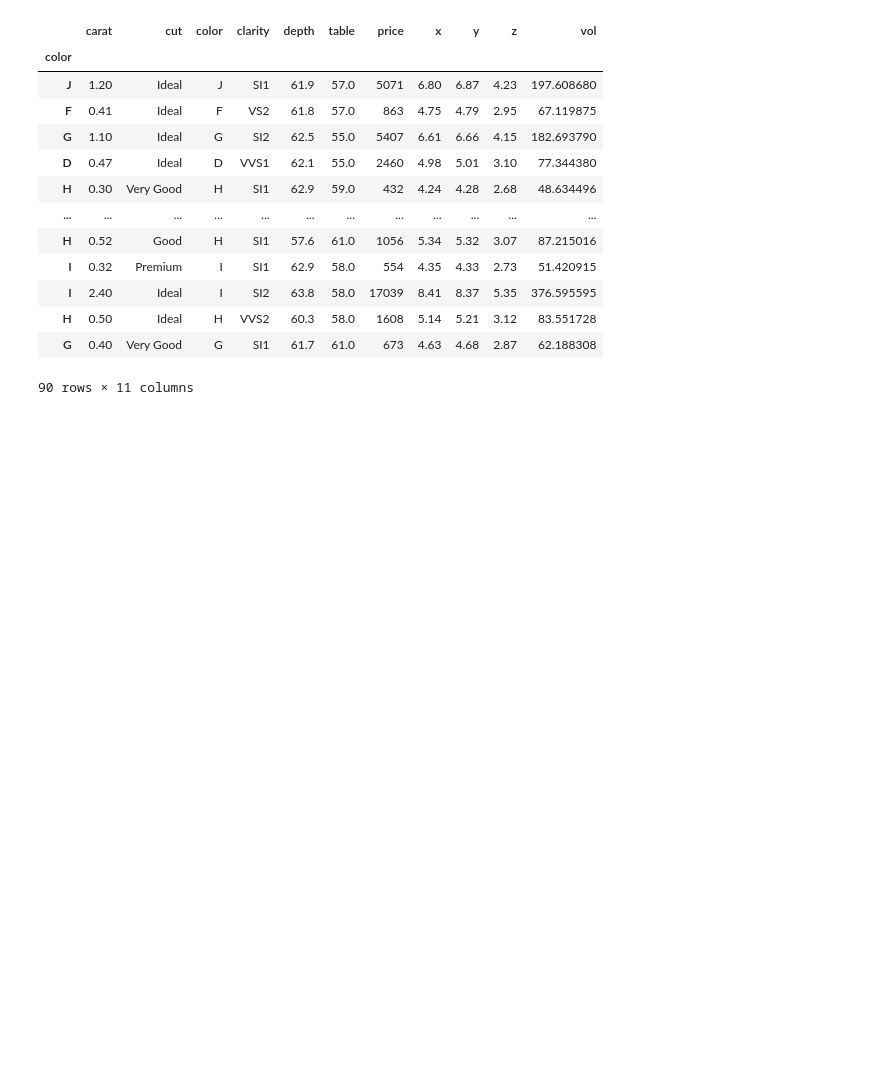
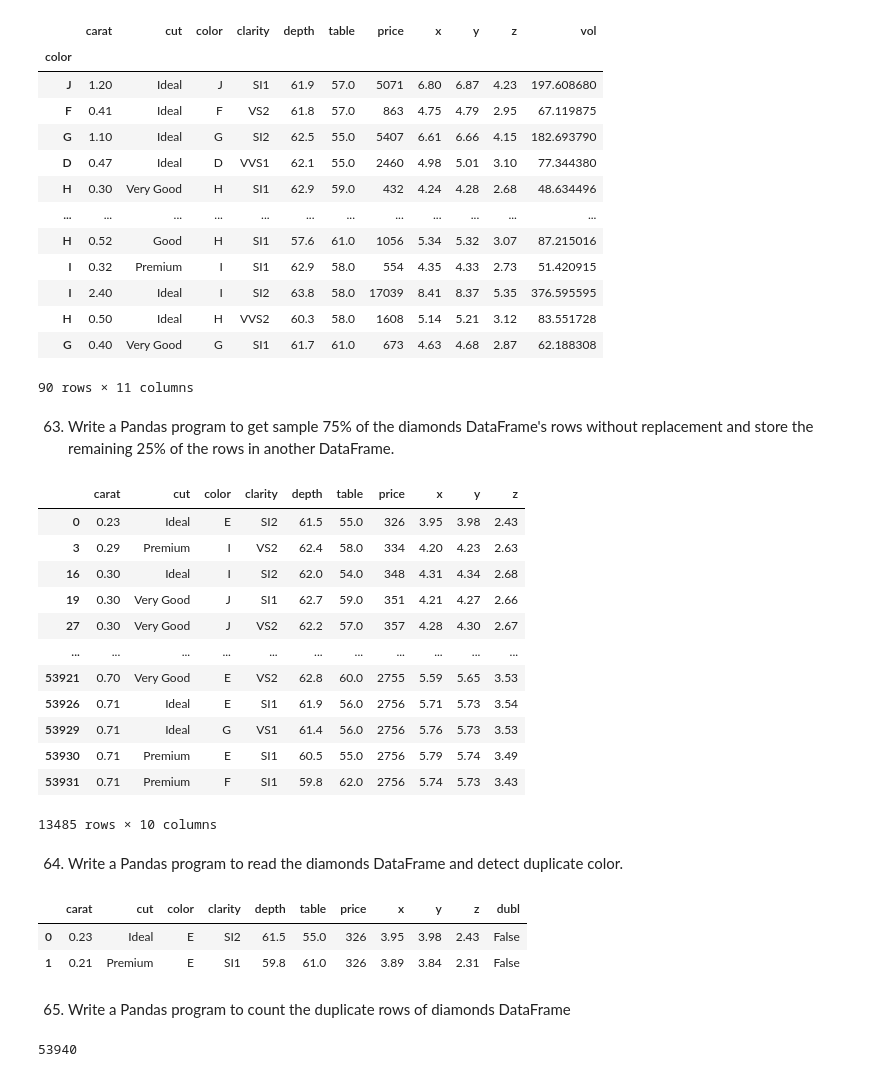
Before and after one commit to odinicc/Data-Practice, a Jupyter notebook: 23 Pandas Practise/Dimonds_2.ipynb, the cells around one changed output. Saved outputs shown, nothing was run; the diff lists cells and outputs as text; code cells hidden in the pictures; blank space fills up the shorter version.

```diff
--- a/23 Pandas Practise/Dimonds_2.ipynb
+++ b/23 Pandas Practise/Dimonds_2.ipynb
@@ -296,3 +296,26 @@ diamonds.sample(n = 90)
 | H | 0.50 | Ideal | H | VVS2 | 60.3 | 58.0 | 1608 | 5.14 | 5.21 | 3.12 | 83.551728 |
 | G | 0.40 | Very Good | G | SI1 | 61.7 | 61.0 | 673 | 4.63 | 4.68 | 2.87 | 62.188308 |
 90 rows × 11 columns
+# %% [markdown]
+63. Write a Pandas program to get sample 75% of the diamonds DataFrame's rows without replacement and store the remaining 25% of the rows in another DataFrame.
+# %%
+diamonds = pd.read_csv('https://raw.githubusercontent.com/mwaskom/seaborn-data/master/diamonds.csv')
+result = diamonds.sample(frac=0.75)
+# %%
+diamonds[~diamonds.index.isin(result.index)]
+# %% [output]
+|  | carat | cut | color | clarity | depth | table | price | x | y | z |
+| 0 | 0.23 | Ideal | E | SI2 | 61.5 | 55.0 | 326 | 3.95 | 3.98 | 2.43 |
+| 3 | 0.29 | Premium | I | VS2 | 62.4 | 58.0 | 334 | 4.20 | 4.23 | 2.63 |
+| 16 | 0.30 | Ideal | I | SI2 | 62.0 | 54.0 | 348 | 4.31 | 4.34 | 2.68 |
+| 19 | 0.30 | Very Good | J | SI1 | 62.7 | 59.0 | 351 | 4.21 | 4.27 | 2.66 |
+| 27 | 0.30 | Very Good | J | VS2 | 62.2 | 57.0 | 357 | 4.28 | 4.30 | 2.67 |
+| ... | ... | ... | ... | ... | ... | ... | ... | ... | ... | ... |
+| 53921 | 0.70 | Very Good | E | VS2 | 62.8 | 60.0 | 2755 | 5.59 | 5.65 | 3.53 |
+| 53926 | 0.71 | Ideal | E | SI1 | 61.9 | 56.0 | 2756 | 5.71 | 5.73 | 3.54 |
+| 53929 | 0.71 | Ideal | G | VS1 | 61.4 | 56.0 | 2756 | 5.76 | 5.73 | 3.53 |
+| 53930 | 0.71 | Premium | E | SI1 | 60.5 | 55.0 | 2756 | 5.79 | 5.74 | 3.49 |
+| 53931 | 0.71 | Premium | F | SI1 | 59.8 | 62.0 | 2756 | 5.74 | 5.73 | 3.43 |
+13485 rows × 10 columns
+# %% [markdown]
+64. Write a Pandas program to read the diamonds DataFrame and detect duplicate color.
@@ -298,0 +324,12 @@ diamonds.sample(n = 90)
+# %%
+diamonds.head(2)
+# %% [output]
+|  | carat | cut | color | clarity | depth | table | price | x | y | z | dubl |
+| 0 | 0.23 | Ideal | E | SI2 | 61.5 | 55.0 | 326 | 3.95 | 3.98 | 2.43 | False |
+| 1 | 0.21 | Premium | E | SI1 | 59.8 | 61.0 | 326 | 3.89 | 3.84 | 2.31 | False |
+# %% [markdown]
+65. Write a Pandas program to count the duplicate rows of diamonds DataFrame
+# %%
+diamonds['dubl'].count()
+# %% [output]
+53940
```
Also changed, not shown: parts of 1 cell of this notebook.
